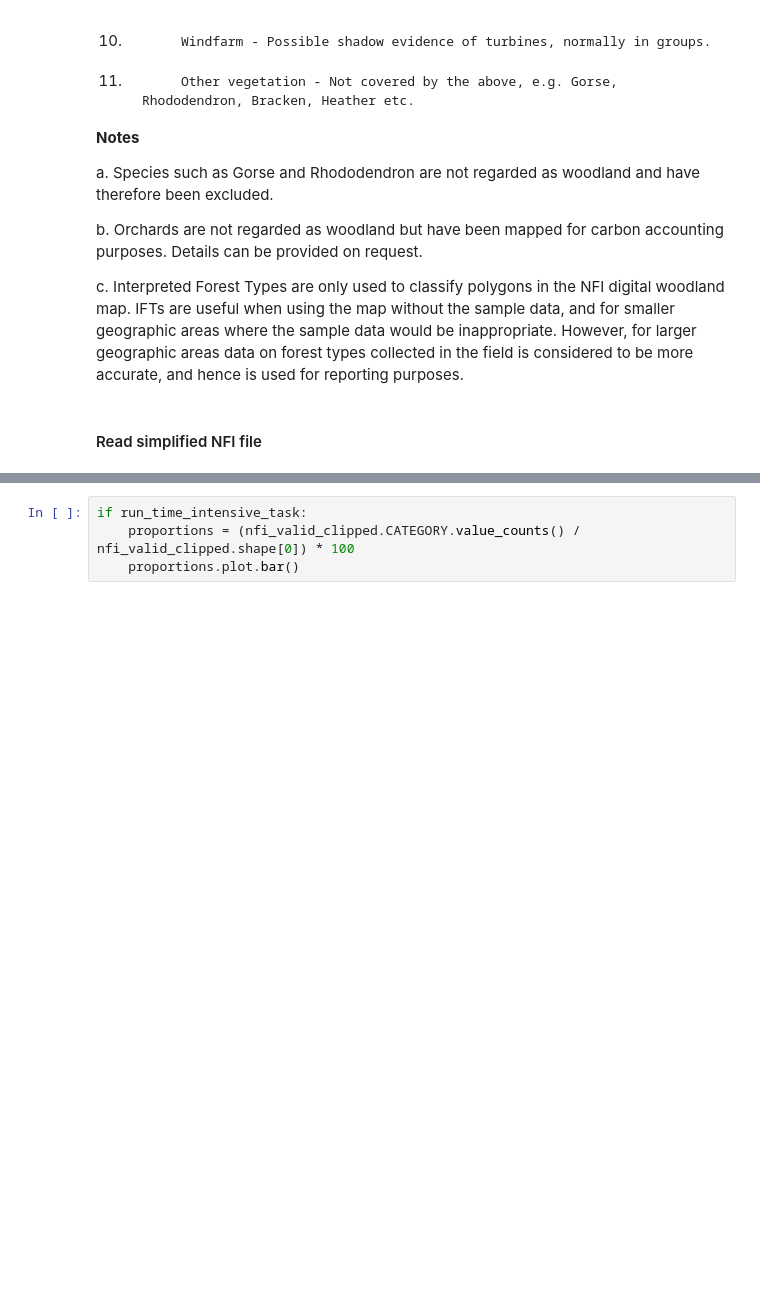
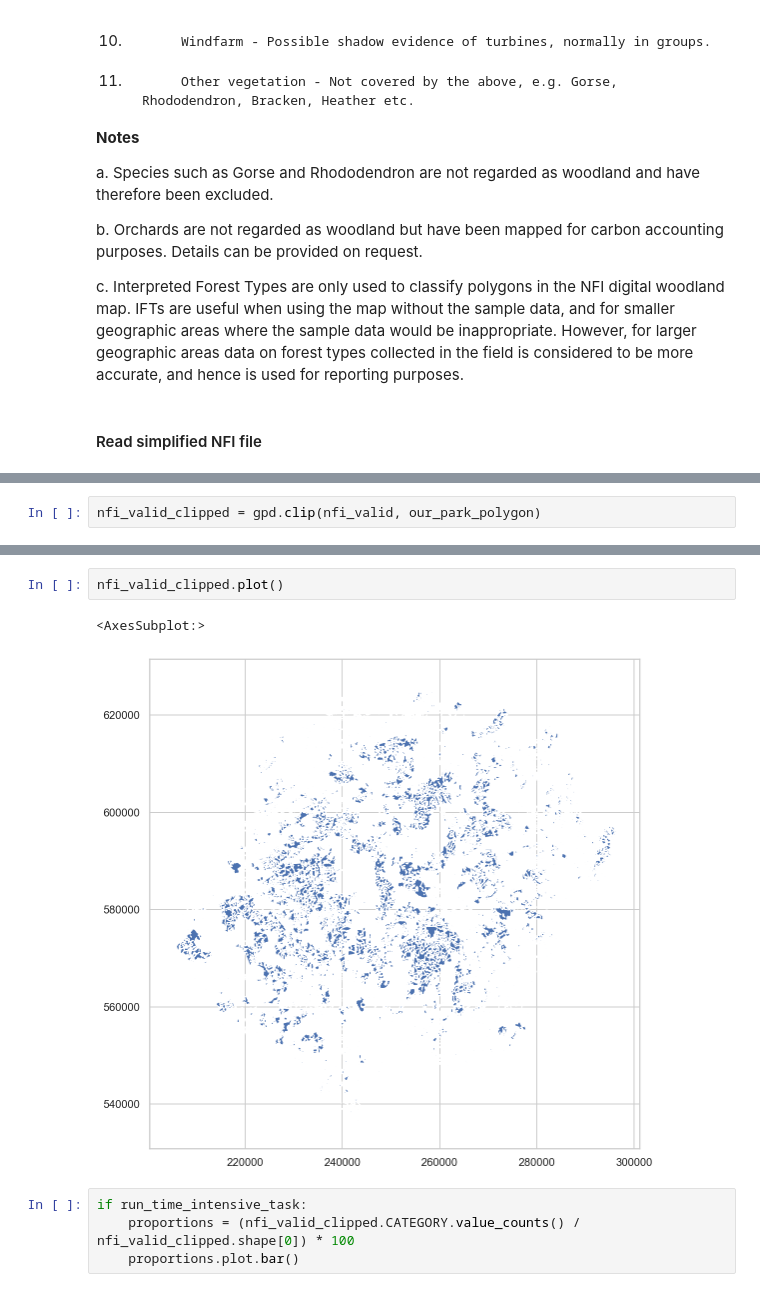
Before and after one commit to derpyninja/gecm, a Jupyter notebook: notebooks/01-fz-map-disaggregation-for-board-simplified.ipynb, the cells around one changed output, grey strips where cells are left out. Drawn from its saved outputs; the diff is of its cells as text; blank space fills up the shorter version.

```diff
--- a/notebooks/01-fz-map-disaggregation-for-board-simplified.ipynb
+++ b/notebooks/01-fz-map-disaggregation-for-board-simplified.ipynb
@@ -170,0 +168,2 @@ if os.path.exists(nfi_inpath):
+# %%
+nfi_valid_clipped = gpd.clip(nfi_valid, our_park_polygon)
@@ -171,3 +175,8 @@ if os.path.exists(nfi_inpath):
+# %%
+nfi_valid_clipped.plot()
+# %% [output]
+<AxesSubplot:>
+[figure, added]
 # %%
 if run_time_intensive_task:
     proportions = (nfi_valid_clipped.CATEGORY.value_counts() / nfi_valid_clipped.shape[0]) * 100
```
Also changed, not shown: parts of 36 cells of this notebook, 7 other files.
